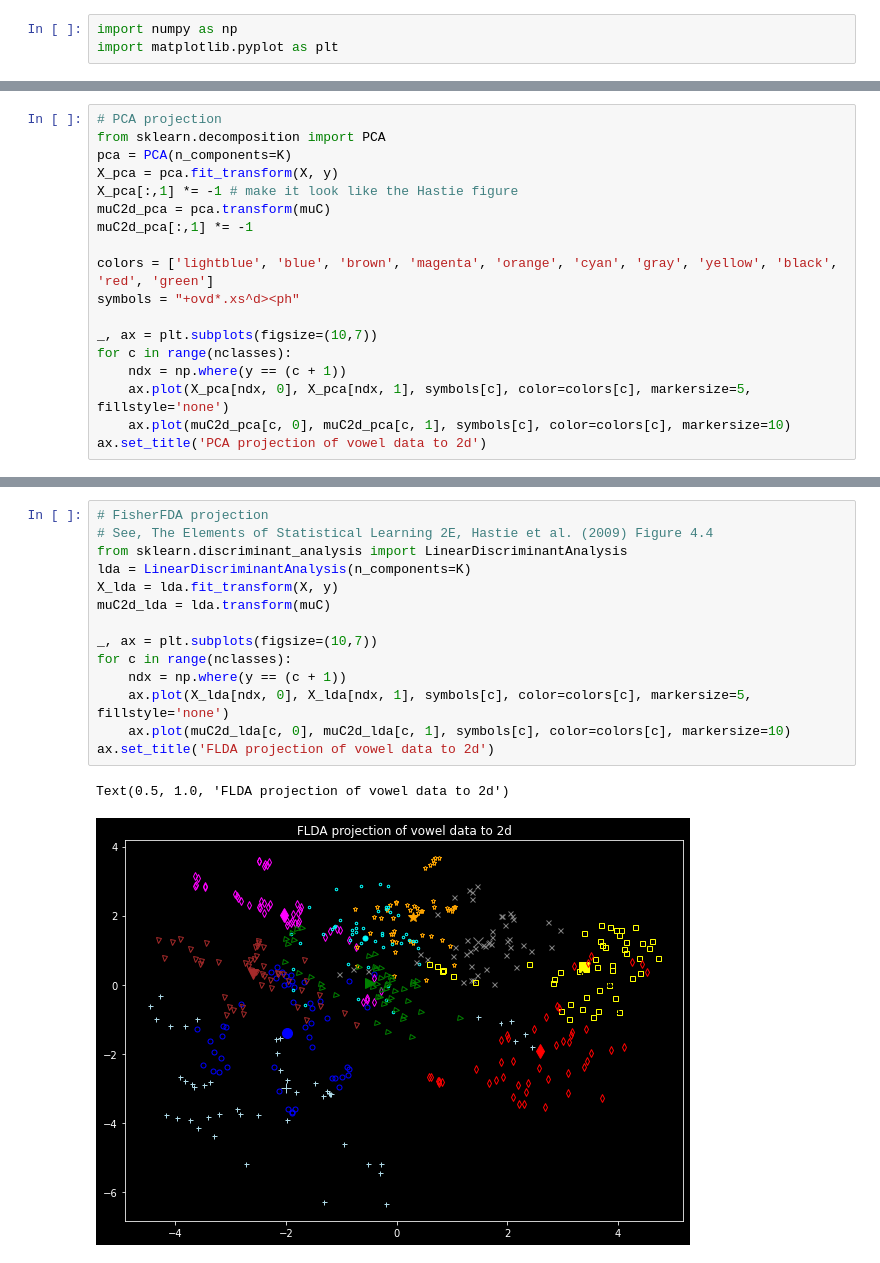
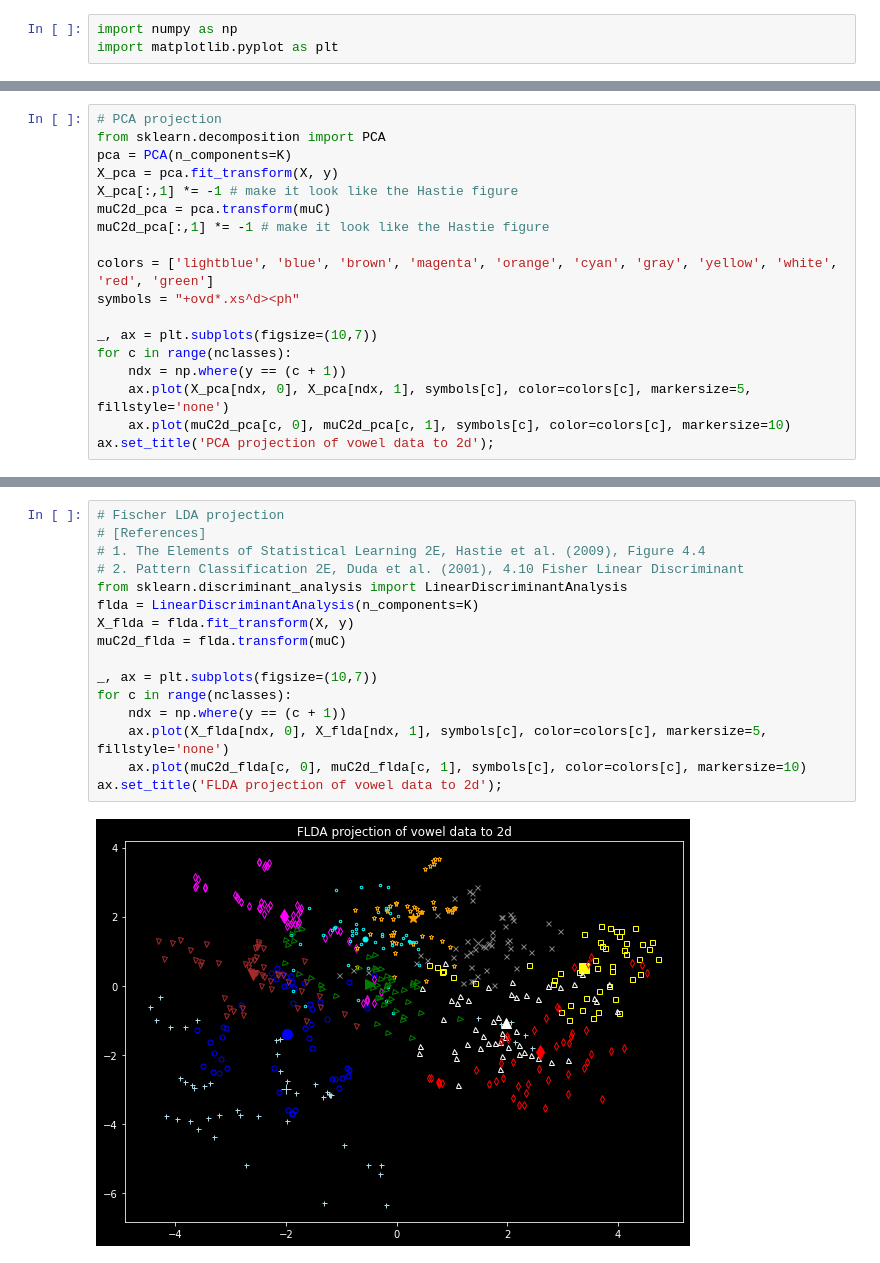
Before and after one commit to chofchof/probml, a Jupyter notebook: notebooks/book1/09/fisher_discrim_vowel.ipynb, the cells around one changed output, grey strips where cells are left out. Drawn from its saved outputs; the diff is of its cells as text.

```diff
--- a/notebooks/book1/09/fisher_discrim_vowel.ipynb
+++ b/notebooks/book1/09/fisher_discrim_vowel.ipynb
@@ -37,9 +35,9 @@ pca = PCA(n_components=K)
 X_pca = pca.fit_transform(X, y)
 X_pca[:,1] *= -1 # make it look like the Hastie figure
 muC2d_pca = pca.transform(muC)
-muC2d_pca[:,1] *= -1
+muC2d_pca[:,1] *= -1 # make it look like the Hastie figure
 
-colors = ['lightblue', 'blue', 'brown', 'magenta', 'orange', 'cyan', 'gray', 'yellow', 'black', 'red', 'green']
+colors = ['lightblue', 'blue', 'brown', 'magenta', 'orange', 'cyan', 'gray', 'yellow', 'white', 'red', 'green']
 symbols = "+ovd*.xs^d><ph"
 
 _, ax = plt.subplots(figsize=(10,7))
@@ -47,5 +45,5 @@ for c in range(nclasses):
     ndx = np.where(y == (c + 1))
     ax.plot(X_pca[ndx, 0], X_pca[ndx, 1], symbols[c], color=colors[c], markersize=5, fillstyle='none')
     ax.plot(muC2d_pca[c, 0], muC2d_pca[c, 1], symbols[c], color=colors[c], markersize=10)
-ax.set_title('PCA projection of vowel data to 2d')
+ax.set_title('PCA projection of vowel data to 2d');
 # %% [output]
@@ -54,17 +51,18 @@ Text(0.5, 1.0, 'PCA projection of vowel data to 2d')
 # %%
-# FisherFDA projection
-# See, The Elements of Statistical Learning 2E, Hastie et al. (2009) Figure 4.4
+# Fischer LDA projection
+# [References]
+# 1. The Elements of Statistical Learning 2E, Hastie et al. (2009), Figure 4.4
+# 2. Pattern Classification 2E, Duda et al. (2001), 4.10 Fisher Linear Discriminant
 from sklearn.discriminant_analysis import LinearDiscriminantAnalysis
-lda = LinearDiscriminantAnalysis(n_components=K)
-X_lda = lda.fit_transform(X, y)
-muC2d_lda = lda.transform(muC)
+flda = LinearDiscriminantAnalysis(n_components=K)
+X_flda = flda.fit_transform(X, y)
+muC2d_flda = flda.transform(muC)
 
 _, ax = plt.subplots(figsize=(10,7))
 for c in range(nclasses):
     ndx = np.where(y == (c + 1))
-    ax.plot(X_lda[ndx, 0], X_lda[ndx, 1], symbols[c], color=colors[c], markersize=5, fillstyle='none')
-    ax.plot(muC2d_lda[c, 0], muC2d_lda[c, 1], symbols[c], color=colors[c], markersize=10)
-ax.set_title('FLDA projection of vowel data to 2d')
+    ax.plot(X_flda[ndx, 0], X_flda[ndx, 1], symbols[c], color=colors[c], markersize=5, fillstyle='none')
+    ax.plot(muC2d_flda[c, 0], muC2d_flda[c, 1], symbols[c], color=colors[c], markersize=10)
+ax.set_title('FLDA projection of vowel data to 2d');
 # %% [output]
-Text(0.5, 1.0, 'FLDA projection of vowel data to 2d')
-[figure, old version]
+[figure, new version]
```
Also changed, not shown: parts of 2 cells of this notebook, 2 other files.
